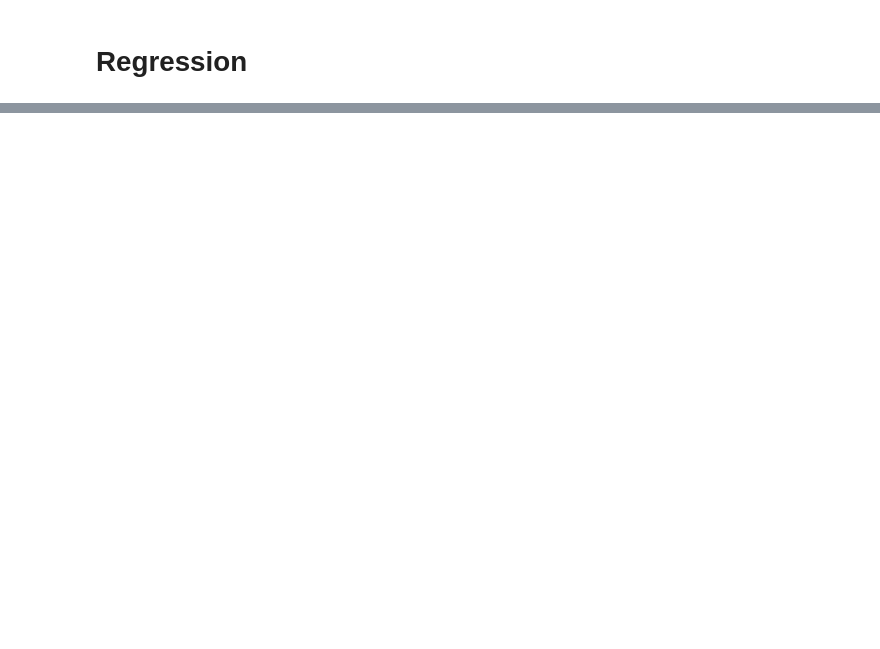
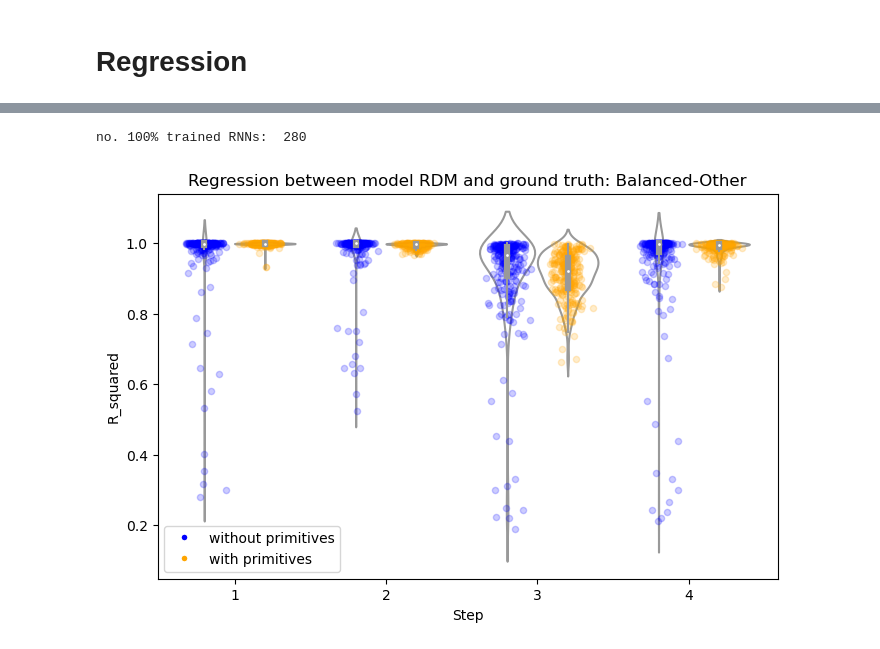
Before and after one commit to aranas/compositional_learning, a Jupyter notebook: _RNN_querymark/RDM_regression.ipynb, the cells around one changed output, grey strips where cells are left out. Cells and saved outputs as stored; diff of their text form; code cells hidden in the pictures; blank space fills up the shorter version.

```diff
--- a/_RNN_querymark/RDM_regression.ipynb
+++ b/_RNN_querymark/RDM_regression.ipynb
@@ -290,0 +384,11 @@ def regress_RDM_abs(s, dms):
+# %%
+# balanced
+balanced_rdmats = calculate_RDMs(res3)
+dms = balanced_rdmats['rdms']
+dms_p = balanced_rdmats['rdms_p']
+ft_cue_dicts =  balanced_rdmats['ft_cue_dicts']
+
+plot_RDM_regression(dms, dms_p, ft_cue_dicts, title = ': Balanced-Other')
+# %% [output]
+no. 100% trained RNNs:  280
+[figure, added]
```
Also changed, not shown: parts of 22 cells of this notebook, 9 other files.
